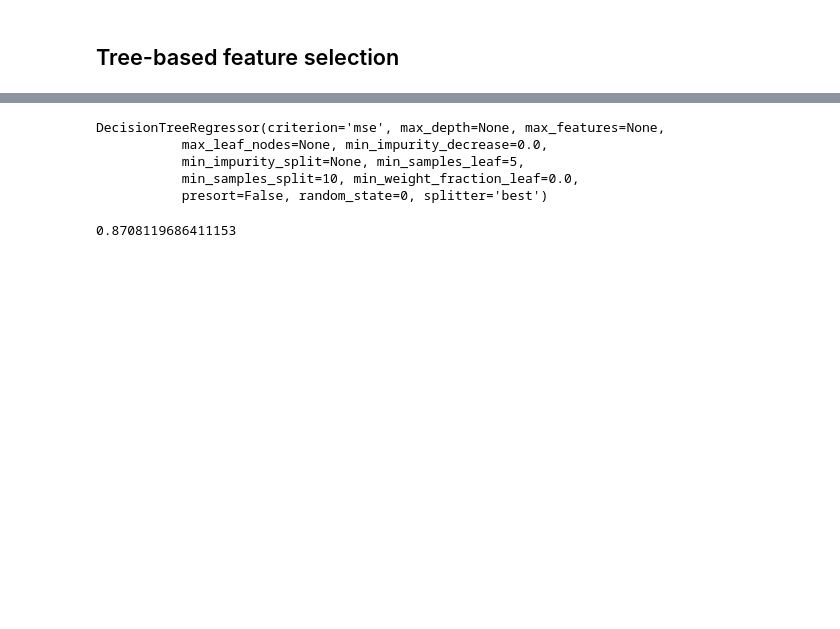
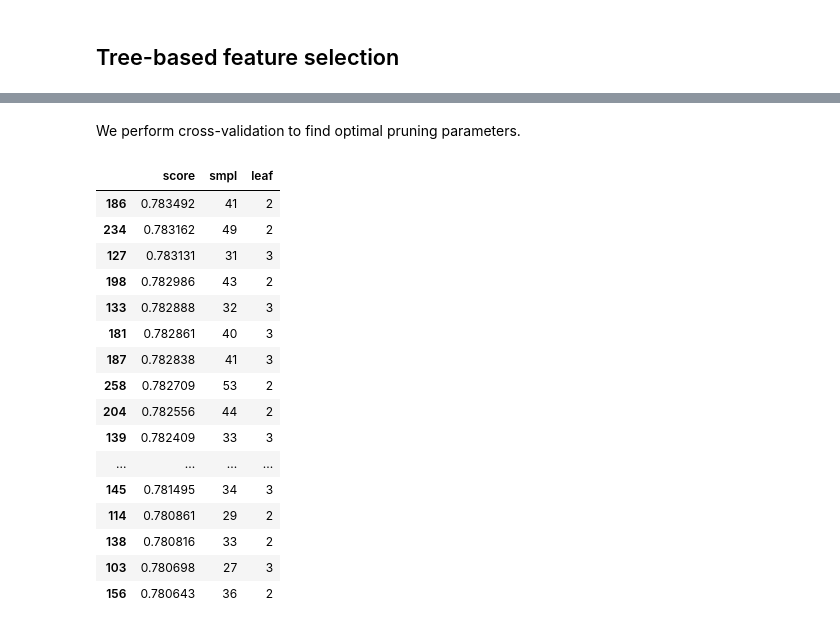
Before and after one commit to MikeStukalo/Ames, a Jupyter notebook: FeatureSelection.ipynb, the cells around one changed output, grey strips where cells are left out. Cells and saved outputs as stored; diff of their text form; code cells hidden in the pictures; blank space fills up the shorter version.

```diff
--- a/FeatureSelection.ipynb
+++ b/FeatureSelection.ipynb
@@ -34,24 +40,59 @@ df.head()
 # %%
+
 data = df.copy()
-data[list(numerical)] = normalize(data[list(numerical)]) #normalize
 
+# Create sets
 X = data.copy().drop('SalePrice', axis=1)
 y = data.copy()['SalePrice']
 
-regression_tree = DecisionTreeRegressor(
- min_samples_split=10, min_samples_leaf=5,
-  random_state=0)
+# Create dummies
+one_hot_data = pd.get_dummies(X[categorical],drop_first=True)
 
-one_hot_data = pd.get_dummies(df[categorical],drop_first=True)
+#Drop categorical
+X = X.drop(categorical, axis=1)
 
-regression_tree.fit(one_hot_data,y)
+# Merge with one hot
+X = X.join(one_hot_data)
-# %% [output]
-DecisionTreeRegressor(criterion='mse', max_depth=None, max_features=None,
-           max_leaf_nodes=None, min_impurity_decrease=0.0,
-           min_impurity_split=None, min_samples_leaf=5,
-           min_samples_split=10, min_weight_fraction_leaf=0.0,
-           presort=False, random_state=0, splitter='best')
-# %%
-regression_tree.score(one_hot_data,y)
-# %% [output]
-0.8708119686411153
+# %% [markdown]
+We perform cross-validation to find optimal pruning parameters.
+# %%
+# Create placeholders for the results
+min_split = []
+scores = []
+min_leaf = []
+
+# Set optimization parameters
+m_smpl = np.linspace(start=10, stop=100,num=91, dtype='int')
+m_lf = np.linspace(2, 7, num=6, dtype='int')
+
+# Run optimization
+for smpl in m_smpl:
+    for lf in m_lf:
+        tree = DecisionTreeRegressor(min_samples_split=smpl, min_samples_leaf=lf, random_state=0)
+        cv = cross_val_score(tree,X, y, cv = 10)
+        score = np.mean(cv)
+        min_split = min_split + [smpl]
+        min_leaf = min_leaf + [lf]
+        scores = scores + [score]
+# %%
+tmp_ = pd.DataFrame({'score':scores, 'smpl':min_split, 'leaf':min_leaf})
+# %%
+tmp_.sort_values('score', ascending=False).head(20)
+# %% [output]
+|  | score | smpl | leaf |
+| 186 | 0.783492 | 41 | 2 |
+| 234 | 0.783162 | 49 | 2 |
+| 127 | 0.783131 | 31 | 3 |
+| 198 | 0.782986 | 43 | 2 |
+| 133 | 0.782888 | 32 | 3 |
+| 181 | 0.782861 | 40 | 3 |
+| 187 | 0.782838 | 41 | 3 |
+| 258 | 0.782709 | 53 | 2 |
+| 204 | 0.782556 | 44 | 2 |
+| 139 | 0.782409 | 33 | 3 |
+| ... | ... | ... | ... |
+| 145 | 0.781495 | 34 | 3 |
+| 114 | 0.780861 | 29 | 2 |
+| 138 | 0.780816 | 33 | 2 |
+| 103 | 0.780698 | 27 | 3 |
+| 156 | 0.780643 | 36 | 2 |
```
Also changed, not shown: parts of 18 cells of this notebook, 5 other files.
